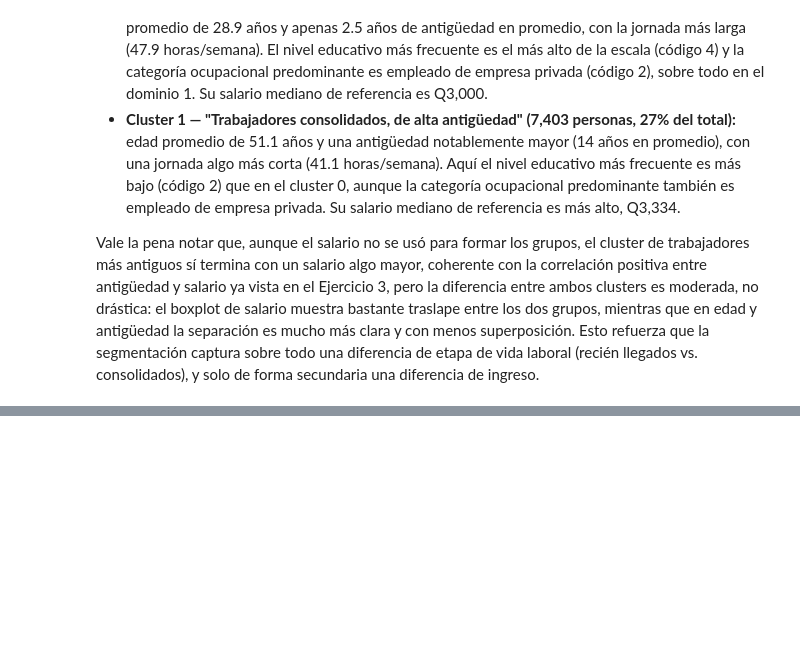
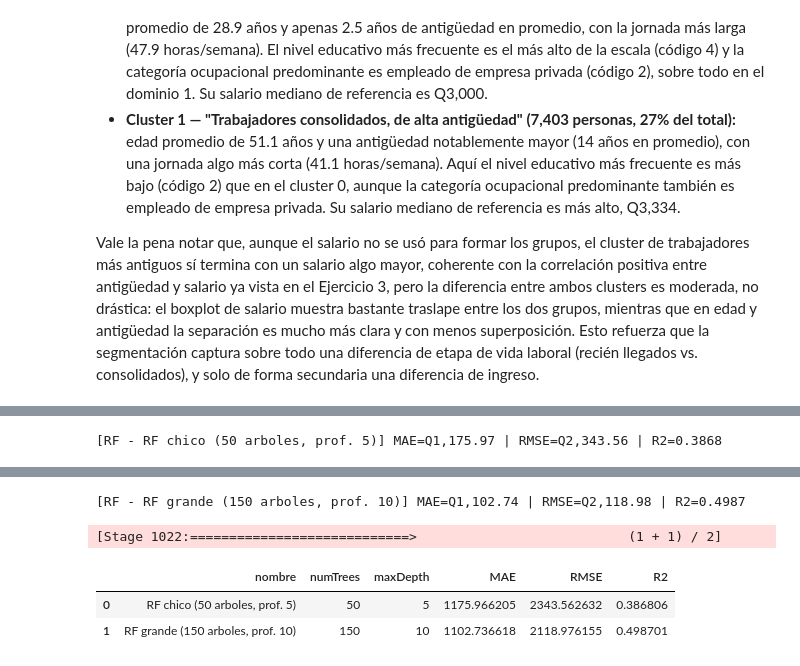
Before and after one commit to Ikeel04/Labs-DS, a Jupyter notebook: Lab7/Laboratorio_7_Spark_MLlib.ipynb, the cells around one changed output, grey strips where cells are left out. Cells and saved outputs as stored; diff of their text form; code cells hidden in the pictures; blank space fills up the shorter version.

```diff
--- a/Lab7/Laboratorio_7_Spark_MLlib.ipynb
+++ b/Lab7/Laboratorio_7_Spark_MLlib.ipynb
@@ -988,0 +1197,34 @@ la segmentación captura sobre todo una diferencia de etapa de vida laboral
+# %%
+from pyspark.ml.regression import RandomForestRegressor
+
+indexers_rf, encoder_rf = stages_categoricas("_rf")
+assembler_rf = VectorAssembler(
+    inputCols=PREDICTORAS_NUM + [f"{c}_ohe_rf" for c in PREDICTORAS_CAT],
+    outputCol="features",
+    handleInvalid="skip",
+)
+
+configs_rf = [
+    {"nombre": "RF chico (50 arboles, prof. 5)",   "numTrees": 50,  "maxDepth": 5},
+    {"nombre": "RF grande (150 arboles, prof. 10)", "numTrees": 150, "maxDepth": 10},
+]
+
+resultados_rf_val = []
+modelos_rf = {}
+
+for cfg in configs_rf:
+    rf = RandomForestRegressor(
+        featuresCol="features", labelCol=LABEL,
+        numTrees=cfg["numTrees"], maxDepth=cfg["maxDepth"], seed=SEED_MODELADO,
+    )
+    pipeline_rf = Pipeline(stages=indexers_rf + [encoder_rf, assembler_rf, rf])
+    modelo = pipeline_rf.fit(train_df)
+    pred_val = modelo.transform(val_df)
+    metrica = evaluar(pred_val, f"RF - {cfg['nombre']}")
+    metrica.update(cfg)
+    resultados_rf_val.append(metrica)
+    modelos_rf[cfg["nombre"]] = modelo
+
+tabla_config_rf = pd.DataFrame(resultados_rf_val)[["nombre", "numTrees", "maxDepth", "MAE", "RMSE", "R2"]]
+tabla_config_rf
+# %% [output]
@@ -988,0 +1250 @@ la segmentación captura sobre todo una diferencia de etapa de vida laboral
+[RF - RF chico (50 arboles, prof. 5)] MAE=Q1,175.97 | RMSE=Q2,343.56 | R2=0.3868
@@ -988,0 +1268,5 @@ la segmentación captura sobre todo una diferencia de etapa de vida laboral
+[RF - RF grande (150 arboles, prof. 10)] MAE=Q1,102.74 | RMSE=Q2,118.98 | R2=0.4987
+[Stage 1022:============================>                           (1 + 1) / 2]
+|  | nombre | numTrees | maxDepth | MAE | RMSE | R2 |
+| 0 | RF chico (50 arboles, prof. 5) | 50 | 5 | 1175.966205 | 2343.562632 | 0.386806 |
+| 1 | RF grande (150 arboles, prof. 10) | 150 | 10 | 1102.736618 | 2118.976155 | 0.498701 |
```
Also changed, not shown: parts of 10 cells of this notebook, 2 other files.
